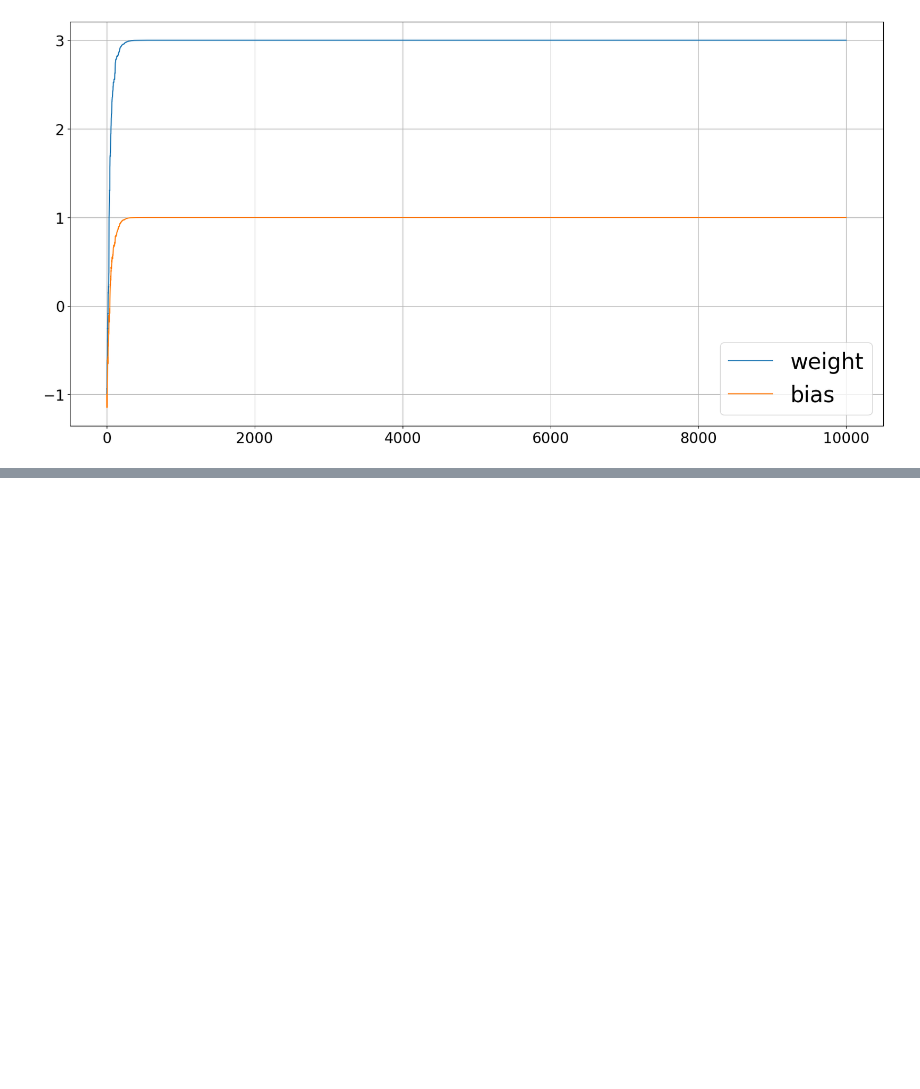
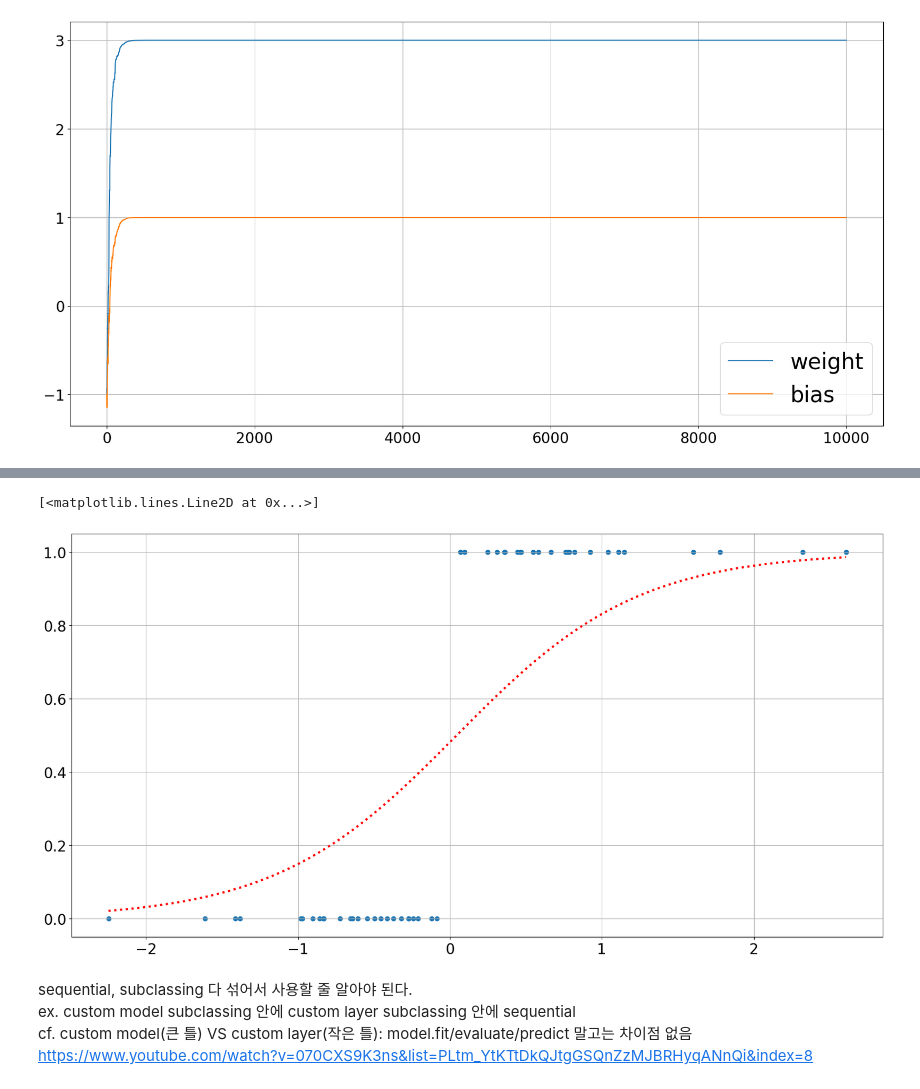
Before and after one commit to hakhyun0615/Tensorflow, a Jupyter notebook: tensorflow.ipynb, the cells around one changed output, grey strips where cells are left out. Cells and saved outputs as stored; diff of their text form; code cells hidden in the pictures; blank space fills up the shorter version.

```diff
--- a/tensorflow.ipynb
+++ b/tensorflow.ipynb
@@ -268,0 +290,17 @@ ax.grid()
+# %%
+# sequential 이용
+model = tf.keras.models.Sequential([
+    tf.keras.layers.Dense(1, activation='linear')
+])
+
+# model = tf.keras.models.Sequential()
+# model.add(tf.keras.layers.Dense(1, activation='linear'))
+
+######################################################################################
+
+model.compile(loss='mean_squared_error', optimizer='SGD')
+
+######################################################################################
+
+model.fit(X_train, y_train, epochs=50, verbose=2)
+model.evaluate(X_test, y_test, verbose=2)
@@ -268,0 +471,23 @@ ax.grid()
+# %%
+x_min, x_max = X_train.min(), X_train.max()
+
+X_test = np.linspace(x_min, x_max, 300).astype(np.float32).reshape(-1,1) # 행: -1(열의 값은 특정 정수로 지정이 되어있을 때, 남은 배열의 길이와 남은 차원으로부터 추정), 열: 1 -> 행: 300, 열: 1
+X_test_tf = tf.constant(X_test)
+
+# predict
+y_test_tf = model(X_test_tf)
+
+fig, ax = plt.subplots(figsize=(20,10))
+ax.scatter(X_train, y_train)
+ax.tick_params(labelsize=20)
+ax.grid()
+ax.plot(X_test_tf, y_test_tf, 'r:', linewidth=3)
+# X_test > 0일 때는 y_test > 0.5이므로 완벽하게 예측함
+# %% [output]
+[<matplotlib.lines.Line2D at 0x...>]
+[figure, added]
+# %% [markdown]
+sequential, subclassing 다 섞어서 사용할 줄 알아야 된다.
+ex. custom model subclassing 안에 custom layer subclassing 안에 sequential
+cf. custom model(큰 틀) VS custom layer(작은 틀): model.fit/evaluate/predict 말고는 차이점 없음
+https://www.youtube.com/watch?v=070CXS9K3ns&list=PLtm_YtKTtDkQJtgGSQnZzMJBRHyqANnQi&index=8
```
Also changed, not shown: parts of 9 cells of this notebook.
